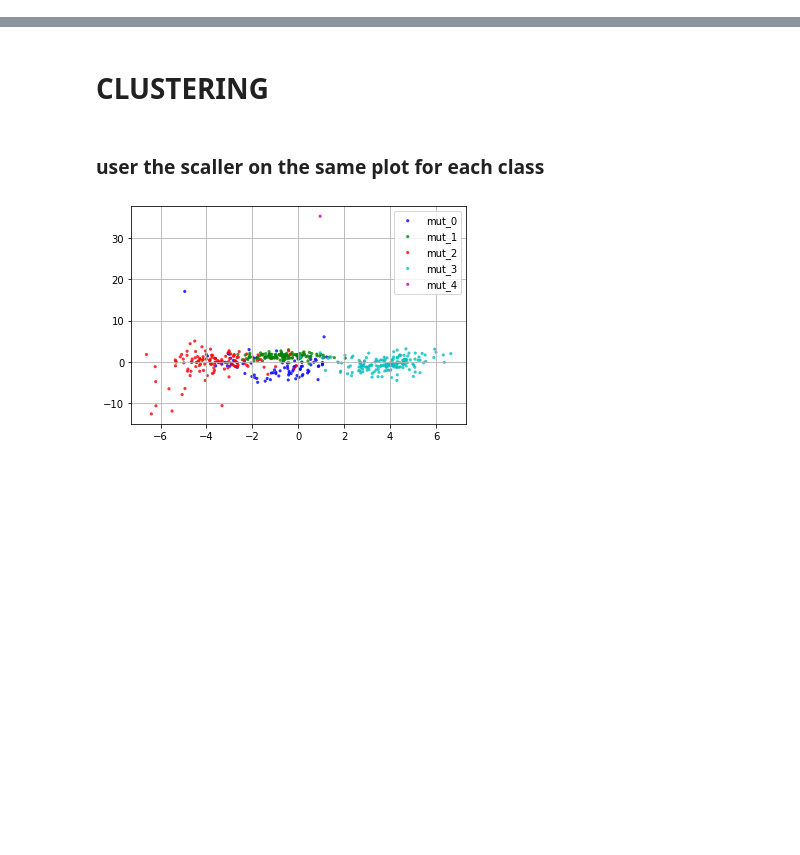
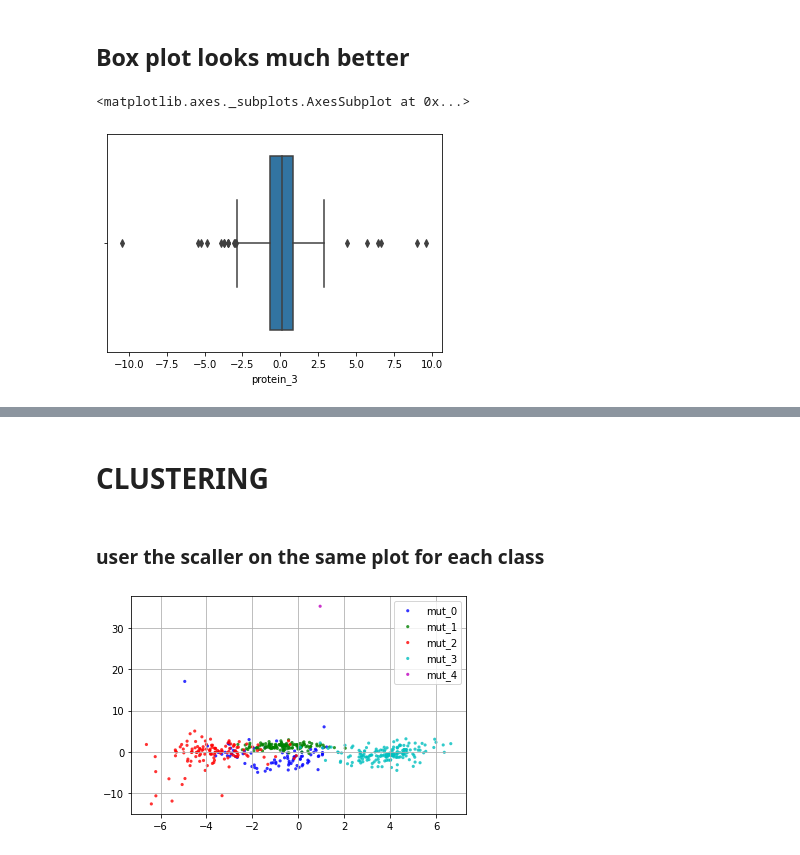
Before and after one commit to aka-sova/236756_Introduction_to_ML, a Jupyter notebook: hw4/wet_alex/data_preparation.ipynb, the cells around one changed output, grey strips where cells are left out. Saved outputs shown, nothing was run; the diff lists cells and outputs as text; code cells hidden in the pictures; blank space fills up the shorter version.

```diff
--- a/hw4/wet_alex/data_preparation.ipynb
+++ b/hw4/wet_alex/data_preparation.ipynb
@@ -71,0 +51,2 @@ X
+# %%
+df_nonan = df.dropna()
@@ -71,0 +57,3 @@ X
+# %%
+from scipy import stats
+z = np.abs(stats.zscore(df_nonan))
@@ -71,0 +122,7 @@ X
+# %% [markdown]
+## Box plot looks much better
+# %%
+sns.boxplot(x=df['protein_3'])
+# %% [output]
+<matplotlib.axes._subplots.AxesSubplot at 0x...>
+[figure, added]
```
Also changed, not shown: parts of 30 cells of this notebook, 1 other file.
